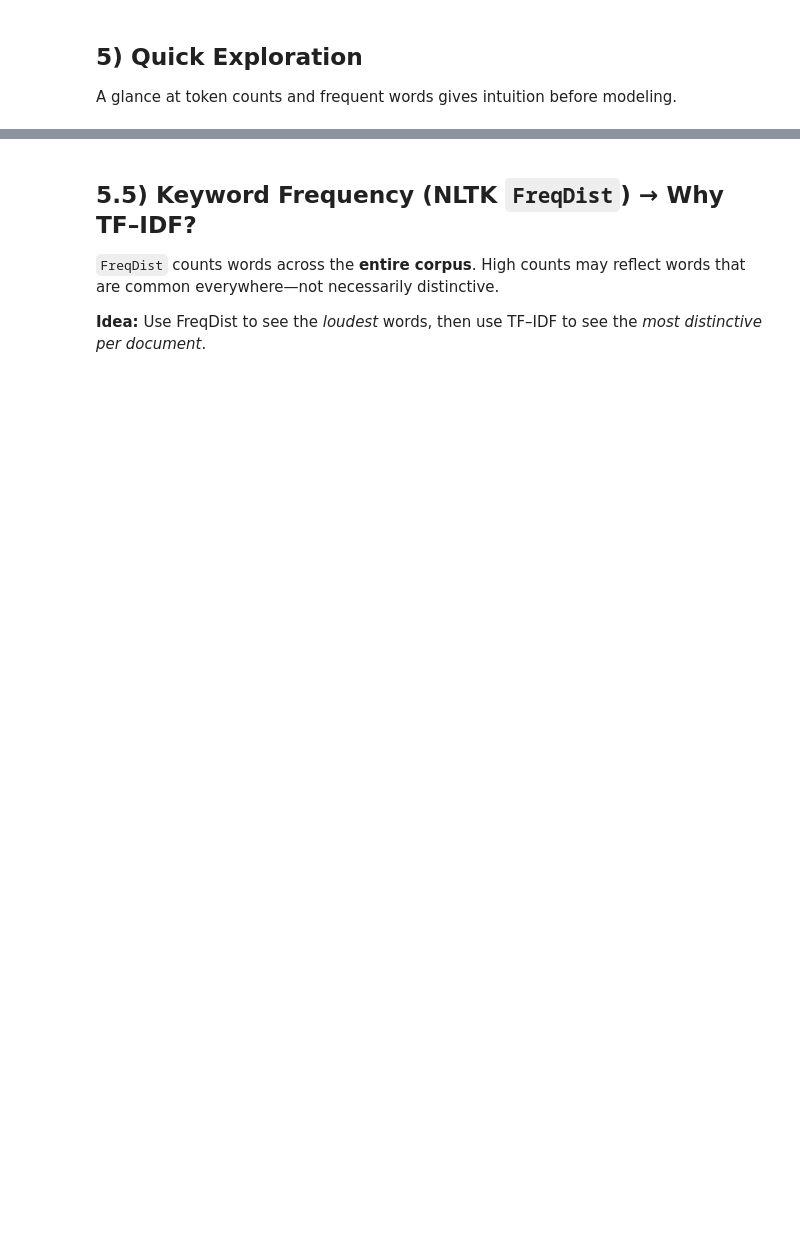
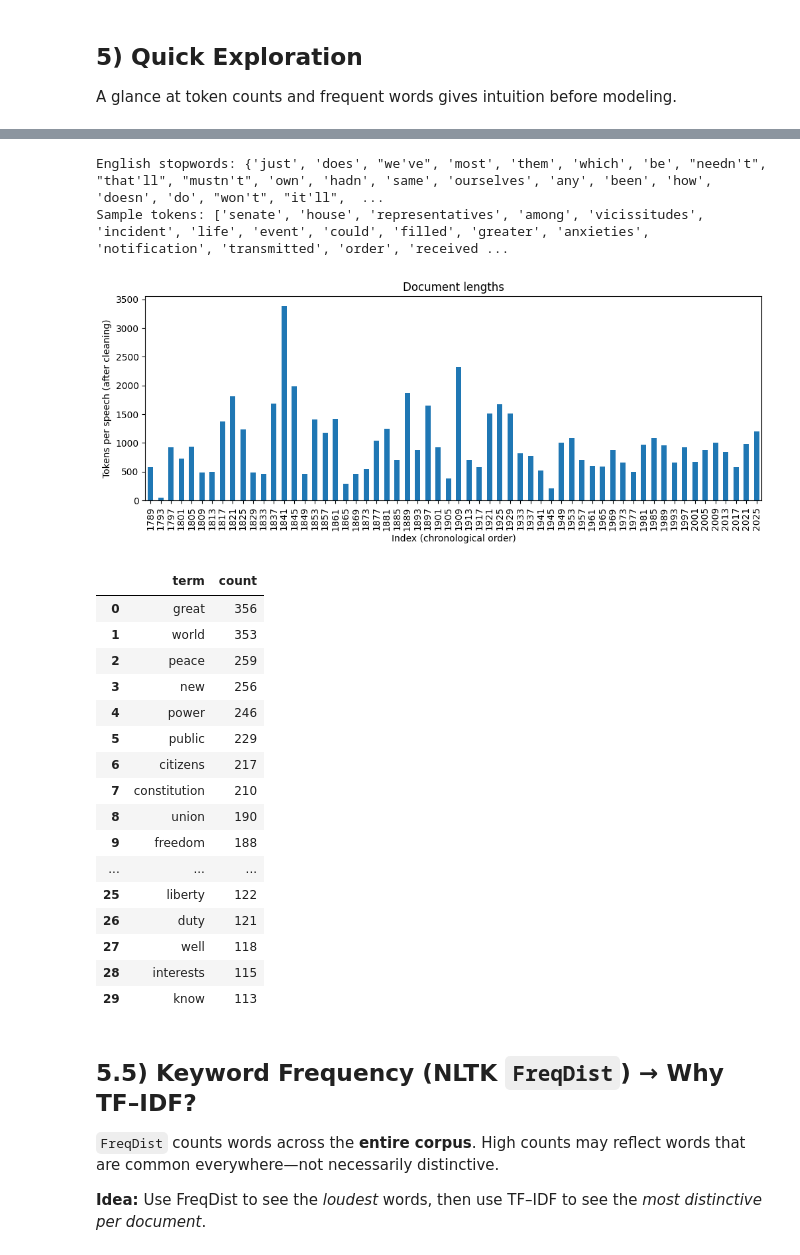
Before and after one commit to swsewon3-ship-it/python-for-public-policy_2025-Fall, a Jupyter notebook: Intro_Text_Analysis_TFIDF_LDA_Inaugurals.ipynb, the cells around one changed output, grey strips where cells are left out. Cells and saved outputs as stored; diff of their text form; code cells hidden in the pictures; blank space fills up the shorter version.

```diff
--- a/Intro_Text_Analysis_TFIDF_LDA_Inaugurals.ipynb
+++ b/Intro_Text_Analysis_TFIDF_LDA_Inaugurals.ipynb
@@ -212,3 +231,69 @@ pd.DataFrame(top20, columns=['term','count'])
+# %%
+
+EN_STOP = set(stopwords.words('english'))
+print("English stopwords:", EN_STOP)
+CUSTOM_STOP = {
+    # corpus artifacts / very generic political words (tweak in class)
+    'applause', 'may', 'would', 'every', 'shall', 'did', 'one', 'nations' 'every', 'must', 'let', 'made',
+    'should', 'cheers', 'government', 'nation', 'people', 'states', 'united', 'never', 'without', 'with', 'much', 'many',
+    'american', 'america', 'nations', 'make', 'time', 'times', 'years', 'year', 'upon', 'country', 'men', 'today', 'american',
+    'since', 'americans'
+}
+STOPWORDS = EN_STOP.union(CUSTOM_STOP)
+
+def simple_clean_tokens(text):
+    """
+    1) Lowercase
+    2) Tokenize
+    3) Keep alphabetic tokens of length >= 3
+    4) Remove stopwords
+    """
+    text = text.lower()
+    tokens = word_tokenize(text)
+    clean = [tok for tok in tokens if tok.isalpha() and len(tok) >= 3 and tok not in STOPWORDS]
+    #토큰은 tokens에 잇는 즉 우리의 텍스트파일에 있는것이어야하고, 알파벳이어야하고, 3알파벳이상이어야하고, 스탑워드가 아니어얀다
+    return clean
+    #tokenize = 분석의 단위를 결정하는 것, word level 이나 sentence leve로 할 수 있음
+
+df['tokens'] = df['text'].apply(simple_clean_tokens)
+df['text_clean'] = df['tokens'].apply(lambda toks: " ".join(toks))
+print("Sample tokens:", df.loc[0, 'tokens'][:25])
+df[['fileid','year','president','text','text_clean']].head(3)
+
+
+# Document lengths
+df['n_tokens'] = df['tokens'].apply(len)
+ax = df.plot(x='year', y='n_tokens', kind='bar', figsize=(12,4), legend=False)
+ax.set_ylabel("Tokens per speech (after cleaning)")
+ax.set_xlabel("Index (chronological order)")
+ax.set_title("Document lengths")
+plt.show()
+
+# Global top terms (sanity check)
+all_terms = [t for toks in df['tokens'] for t in toks]
+top20 = Counter(all_terms).most_common(30)
+pd.DataFrame(top20, columns=['term','count'])
+# %% [output]
+English stopwords: {'just', 'does', "we've", 'most', 'them', 'which', 'be', "needn't", "that'll", "mustn't", 'own', 'hadn', 'same', 'ourselves', 'any', 'been', 'how', 'doesn', 'do', "won't", "it'll",  ...
+Sample tokens: ['senate', 'house', 'representatives', 'among', 'vicissitudes', 'incident', 'life', 'event', 'could', 'filled', 'greater', 'anxieties', 'notification', 'transmitted', 'order', 'received ...
+[figure, added]
+|  | term | count |
+| 0 | great | 356 |
+| 1 | world | 353 |
+| 2 | peace | 259 |
+| 3 | new | 256 |
+| 4 | power | 246 |
+| 5 | public | 229 |
+| 6 | citizens | 217 |
+| 7 | constitution | 210 |
+| 8 | union | 190 |
+| 9 | freedom | 188 |
+| ... | ... | ... |
+| 25 | liberty | 122 |
+| 26 | duty | 121 |
+| 27 | well | 118 |
+| 28 | interests | 115 |
+| 29 | know | 113 |
 # %% [markdown]
 
 ## 5.5) Keyword Frequency (NLTK `FreqDist`) → Why TF–IDF?
```
Also changed, not shown: parts of 7 cells of this notebook.
